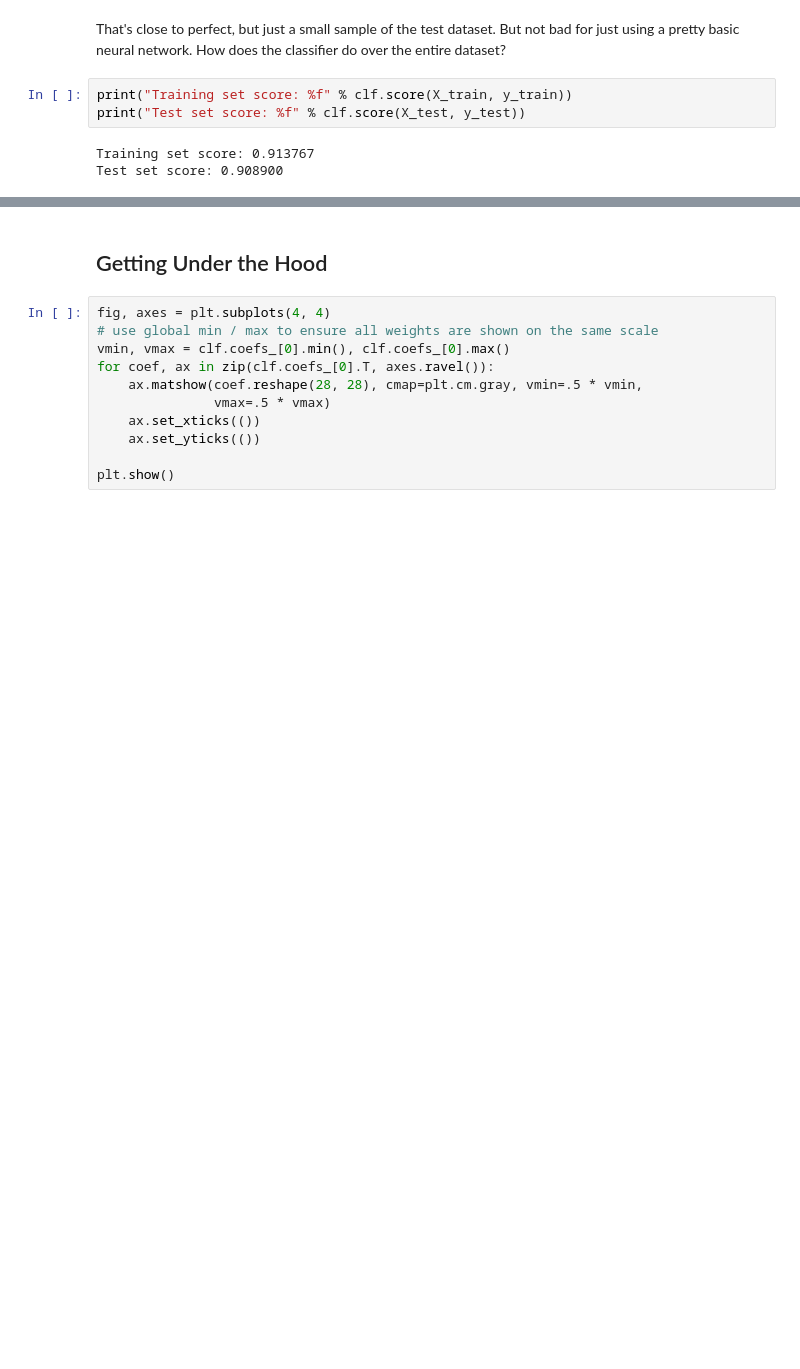
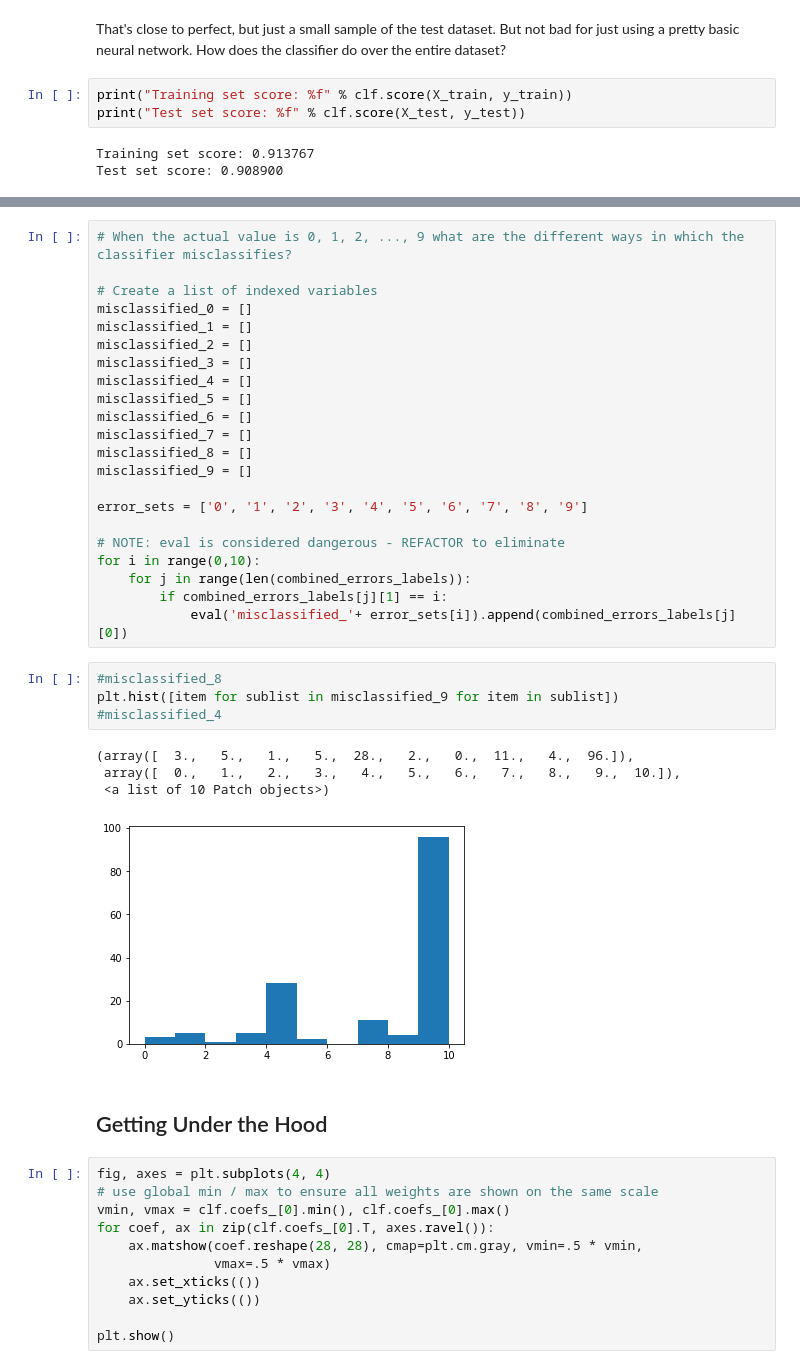
Before and after one commit to jsub10/Machine-Learning-By-Example, a Jupyter notebook: Chapter-7-Neural-Networks.ipynb, the cells around one changed output, grey strips where cells are left out. Drawn from its saved outputs; the diff is of its cells as text; blank space fills up the shorter version.

```diff
--- a/Chapter-7-Neural-Networks.ipynb
+++ b/Chapter-7-Neural-Networks.ipynb
@@ -221,3 +258,34 @@ groups[2]
+# %%
+# When the actual value is 0, 1, 2, ..., 9 what are the different ways in which the classifier misclassifies?
+
+# Create a list of indexed variables
+misclassified_0 = []
+misclassified_1 = []
+misclassified_2 = []
+misclassified_3 = []
+misclassified_4 = []
+misclassified_5 = []
+misclassified_6 = []
+misclassified_7 = []
+misclassified_8 = []
+misclassified_9 = []
+
+error_sets = ['0', '1', '2', '3', '4', '5', '6', '7', '8', '9']
+
+# NOTE: eval is considered dangerous - REFACTOR to eliminate
+for i in range(0,10):
+    for j in range(len(combined_errors_labels)):
+        if combined_errors_labels[j][1] == i:
+            eval('misclassified_'+ error_sets[i]).append(combined_errors_labels[j][0])
+# %%
+#misclassified_8
+plt.hist([item for sublist in misclassified_9 for item in sublist])
+#misclassified_4
+# %% [output]
+(array([  3.,   5.,   1.,   5.,  28.,   2.,   0.,  11.,   4.,  96.]),
+ array([  0.,   1.,   2.,   3.,   4.,   5.,   6.,   7.,   8.,   9.,  10.]),
+ <a list of 10 Patch objects>)
+[figure, added]
 # %% [markdown]
 ## Getting Under the Hood
 # %%
```
Also changed, not shown: parts of 19 cells of this notebook.
